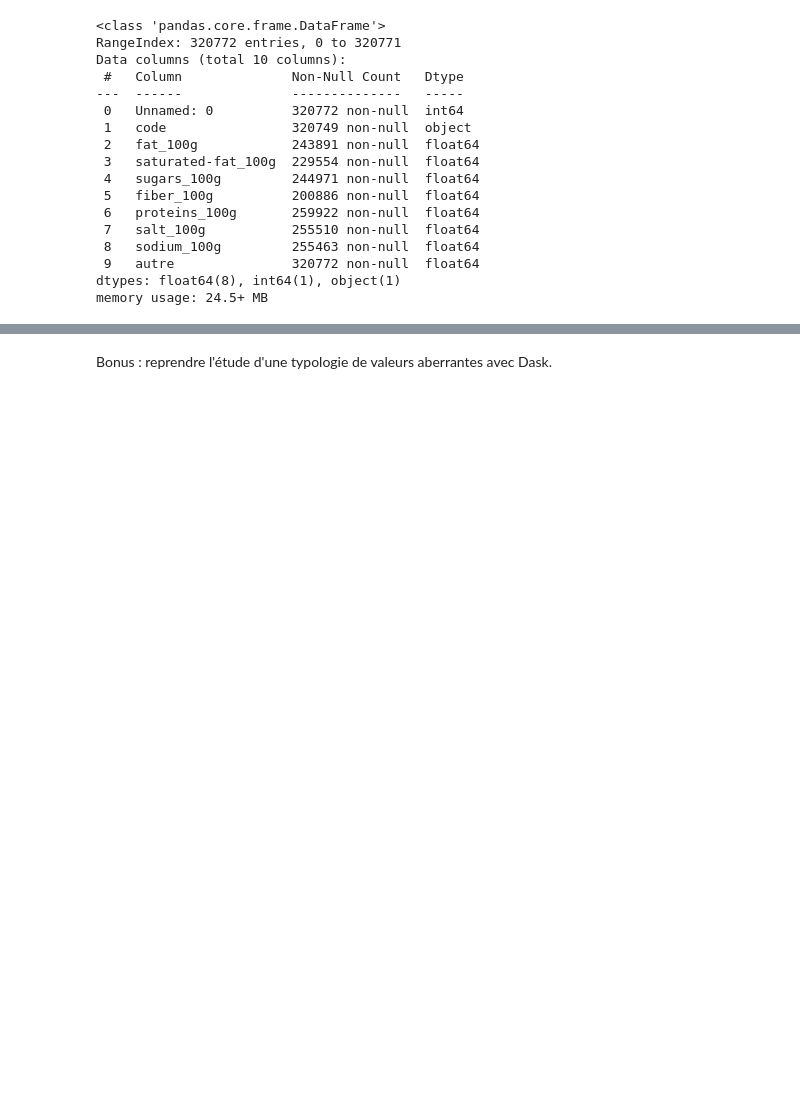
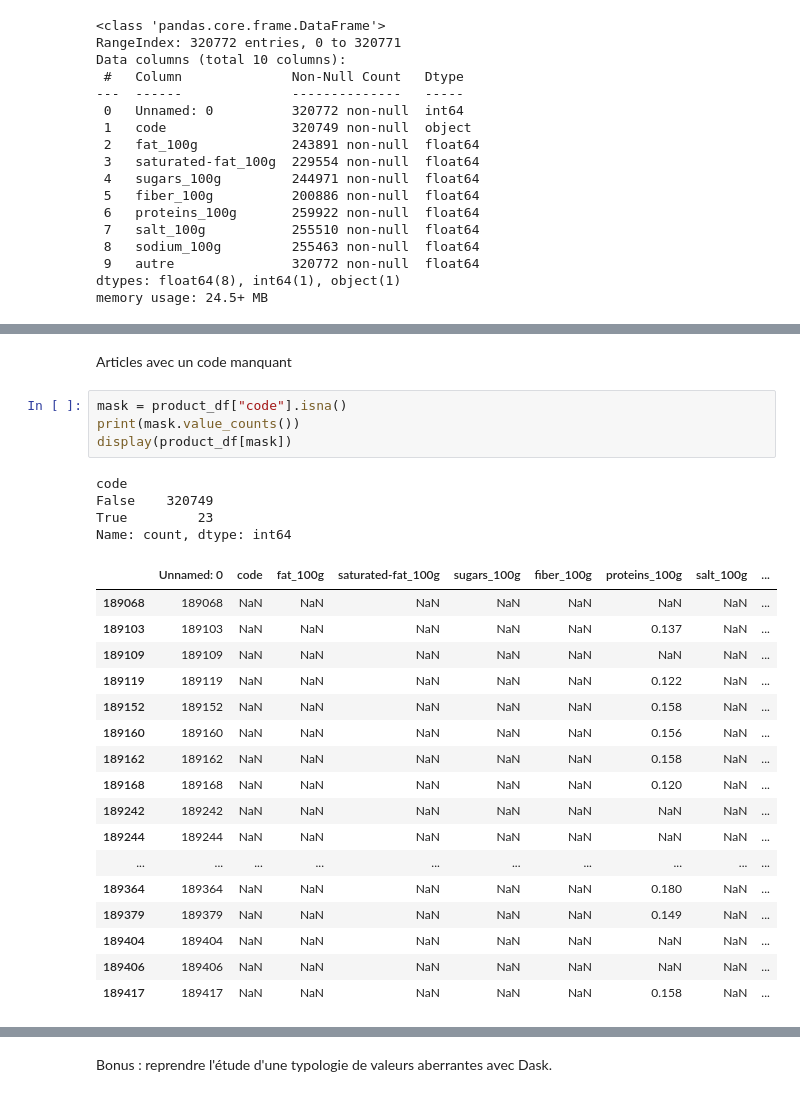
Before and after one commit to BEESPE/python-data-analysis-bcl_2025-06-24, a Jupyter notebook: notebooks/live-coding/tp-2_live-coding_products.ipynb, the cells around one changed output, grey strips where cells are left out. Cells and saved outputs as stored; diff of their text form; blank space fills up the shorter version.

```diff
--- a/notebooks/live-coding/tp-2_live-coding_products.ipynb
+++ b/notebooks/live-coding/tp-2_live-coding_products.ipynb
@@ -54,0 +78,28 @@ product_df.describe()
+# %% [markdown]
+Articles avec un code manquant
+# %%
+mask = product_df["code"].isna()
+print(mask.value_counts())
+display(product_df[mask])
+# %% [output]
+code
+False    320749
+True         23
+Name: count, dtype: int64
+|  | Unnamed: 0 | code | fat_100g | saturated-fat_100g | sugars_100g | fiber_100g | proteins_100g | salt_100g | ... |
+| 189068 | 189068 | NaN | NaN | NaN | NaN | NaN | NaN | NaN | ... |
+| 189103 | 189103 | NaN | NaN | NaN | NaN | NaN | 0.137 | NaN | ... |
+| 189109 | 189109 | NaN | NaN | NaN | NaN | NaN | NaN | NaN | ... |
+| 189119 | 189119 | NaN | NaN | NaN | NaN | NaN | 0.122 | NaN | ... |
+| 189152 | 189152 | NaN | NaN | NaN | NaN | NaN | 0.158 | NaN | ... |
+| 189160 | 189160 | NaN | NaN | NaN | NaN | NaN | 0.156 | NaN | ... |
+| 189162 | 189162 | NaN | NaN | NaN | NaN | NaN | 0.158 | NaN | ... |
+| 189168 | 189168 | NaN | NaN | NaN | NaN | NaN | 0.120 | NaN | ... |
+| 189242 | 189242 | NaN | NaN | NaN | NaN | NaN | NaN | NaN | ... |
+| 189244 | 189244 | NaN | NaN | NaN | NaN | NaN | NaN | NaN | ... |
+| ... | ... | ... | ... | ... | ... | ... | ... | ... | ... |
+| 189364 | 189364 | NaN | NaN | NaN | NaN | NaN | 0.180 | NaN | ... |
+| 189379 | 189379 | NaN | NaN | NaN | NaN | NaN | 0.149 | NaN | ... |
+| 189404 | 189404 | NaN | NaN | NaN | NaN | NaN | NaN | NaN | ... |
+| 189406 | 189406 | NaN | NaN | NaN | NaN | NaN | NaN | NaN | ... |
+| 189417 | 189417 | NaN | NaN | NaN | NaN | NaN | 0.158 | NaN | ... |
```
Also changed, not shown: parts of 7 cells of this notebook.
